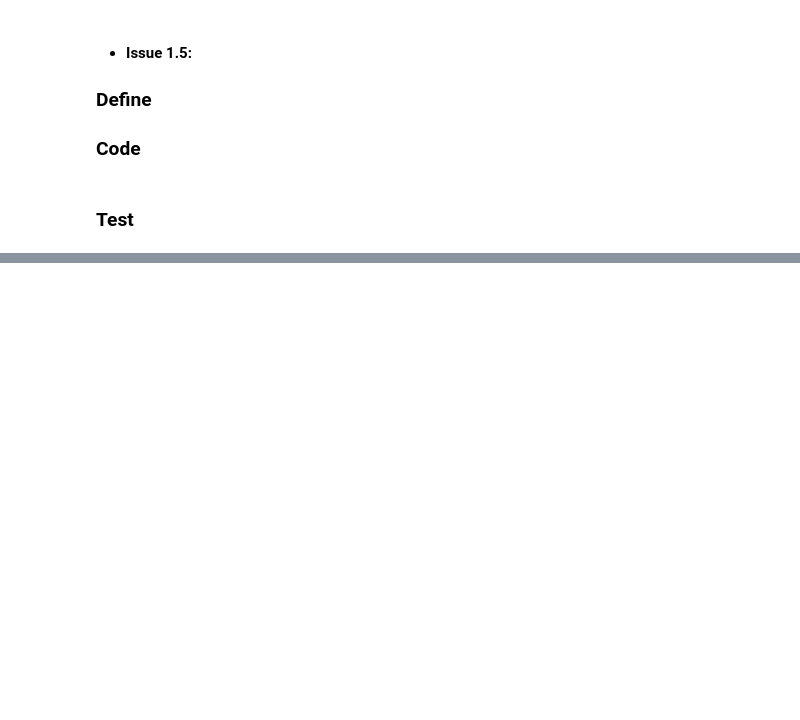
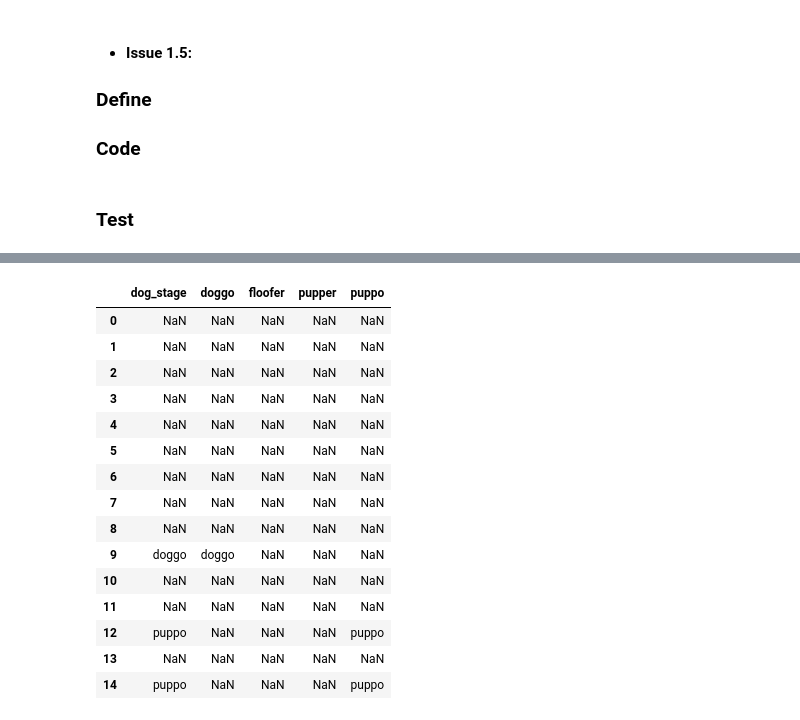
Before and after one commit to Alyahya-A/wrangle-and-analyze-data, a Jupyter notebook: wrangle_act.ipynb, the cells around one changed output, grey strips where cells are left out. Cells and saved outputs as stored; diff of their text form; code cells hidden in the pictures; blank space fills up the shorter version.

```diff
--- a/wrangle_act.ipynb
+++ b/wrangle_act.ipynb
@@ -629,0 +640,4 @@ print(len(archive_clean_df[(archive_clean_df["doggo"] != 'None') & (archive_clea
+# %%
+archive_clean_df.floofer.loc[(archive_clean_df.doggo != 'None') & (archive_clean_df.floofer != 'None')] = 'None'
+archive_clean_df.pupper.loc[(archive_clean_df.doggo != 'None') & (archive_clean_df.pupper != 'None')] = 'None'
+archive_clean_df.puppo.loc[(archive_clean_df.doggo != 'None') & (archive_clean_df.puppo != 'None')] = 'None'
@@ -820,0 +865,9 @@ The img_df dataframe contain 66 images (rows) are duplicated. So, the duplicated
+# %%
+archive_clean_df['dog_stage'] = archive_clean_df[archive_clean_df.columns[7:11]].apply(
+    lambda x: ','.join(x.dropna().astype(str)), axis=1
+)
+
+# Set null vales as NaNs.
+archive_clean_df['dog_stage'] = archive_clean_df['dog_stage'].apply(
+    lambda x: np.nan if x is '' else x
+)
@@ -820,0 +898,21 @@ The img_df dataframe contain 66 images (rows) are duplicated. So, the duplicated
+# %%
+archive_clean_df['dog_stage'].replace(np.nan, np.nan, inplace = True)
+
+archive_clean_df[['dog_stage','doggo', 'floofer', 'pupper', 'puppo']].head(15)
+# %% [output]
+|  | dog_stage | doggo | floofer | pupper | puppo |
+| 0 | NaN | NaN | NaN | NaN | NaN |
+| 1 | NaN | NaN | NaN | NaN | NaN |
+| 2 | NaN | NaN | NaN | NaN | NaN |
+| 3 | NaN | NaN | NaN | NaN | NaN |
+| 4 | NaN | NaN | NaN | NaN | NaN |
+| 5 | NaN | NaN | NaN | NaN | NaN |
+| 6 | NaN | NaN | NaN | NaN | NaN |
+| 7 | NaN | NaN | NaN | NaN | NaN |
+| 8 | NaN | NaN | NaN | NaN | NaN |
+| 9 | doggo | doggo | NaN | NaN | NaN |
+| 10 | NaN | NaN | NaN | NaN | NaN |
+| 11 | NaN | NaN | NaN | NaN | NaN |
+| 12 | puppo | NaN | NaN | NaN | puppo |
+| 13 | NaN | NaN | NaN | NaN | NaN |
+| 14 | puppo | NaN | NaN | NaN | puppo |
```
Also changed, not shown: parts of 21 cells of this notebook.
